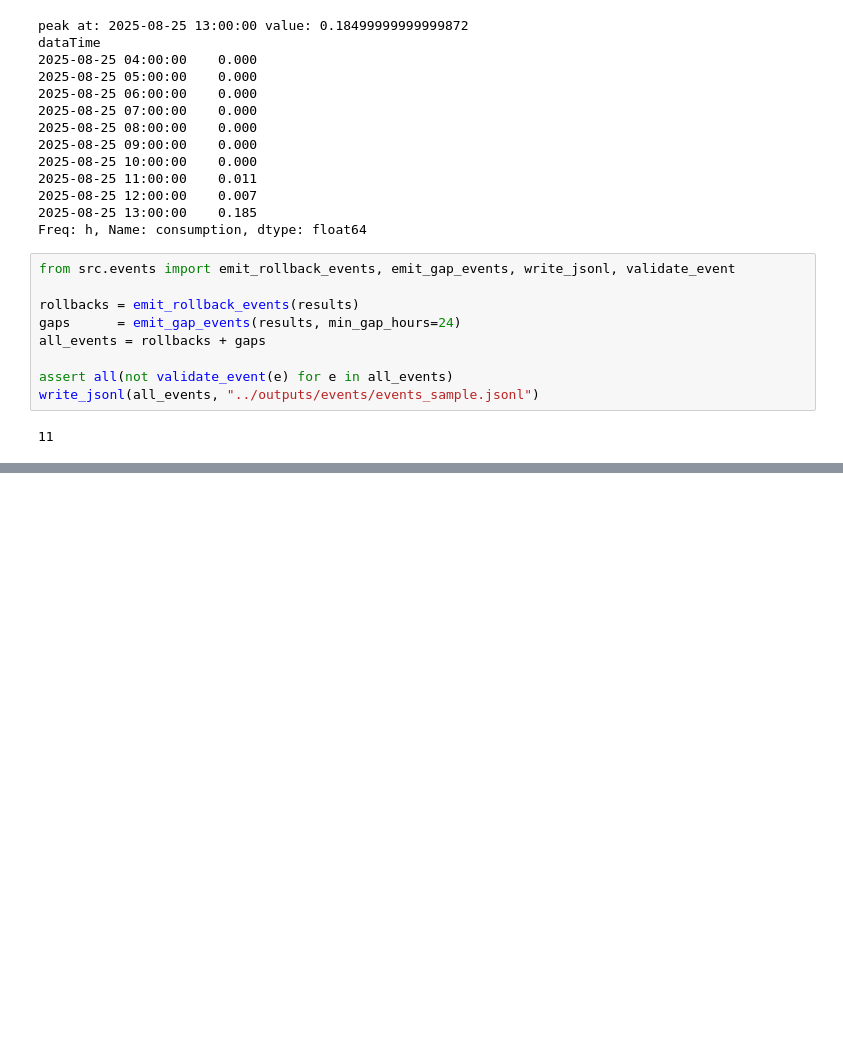
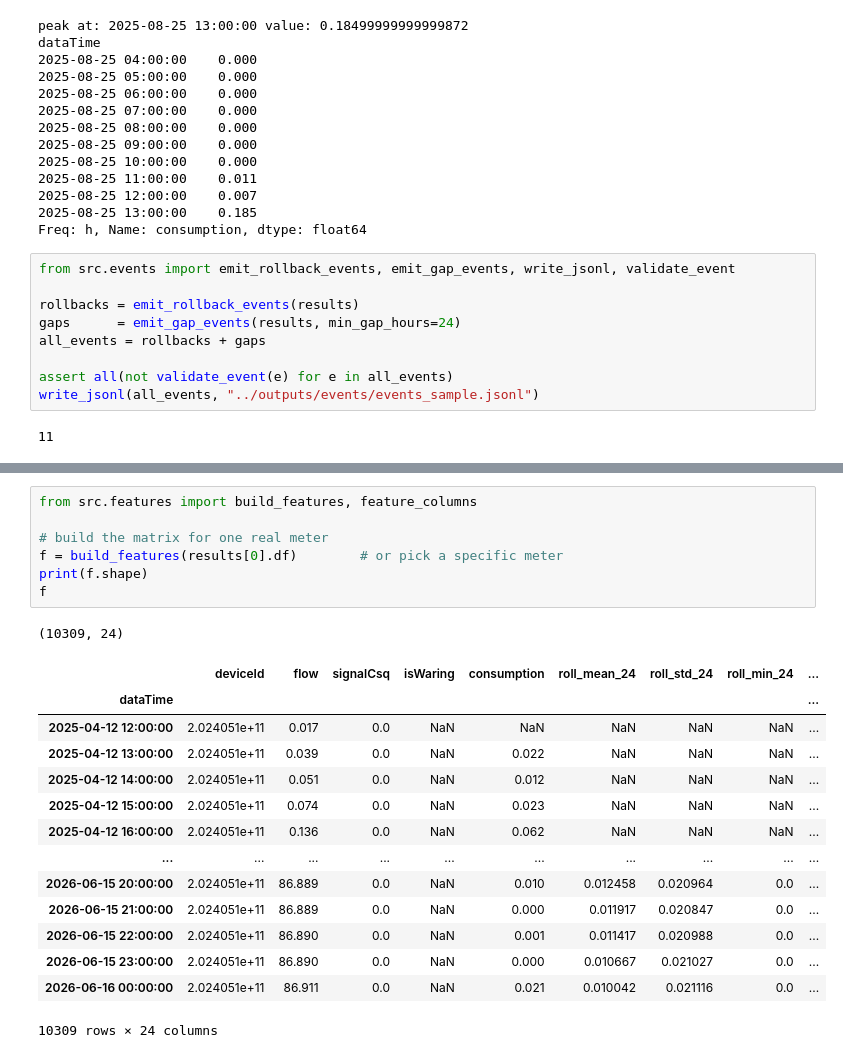
Before and after one commit to Panayiotiscyprus1/ML-Based-Anomaly-and-Attack-Detection-for-Smart-Meter-Telemetry, a Jupyter notebook: notebooks/01_explore_snapshot.ipynb, the cells around one changed output, grey strips where cells are left out. Saved outputs shown, nothing was run; the diff lists cells and outputs as text; blank space fills up the shorter version.

```diff
--- a/notebooks/01_explore_snapshot.ipynb
+++ b/notebooks/01_explore_snapshot.ipynb
@@ -290,0 +317,23 @@ write_jsonl(all_events, "../outputs/events/events_sample.jsonl")
+# %%
+from src.features import build_features, feature_columns
+
+# build the matrix for one real meter
+f = build_features(results[0].df)        # or pick a specific meter
+print(f.shape)
+f
+# %% [output]
+(10309, 24)
+|  | deviceId | flow | signalCsq | isWaring | consumption | roll_mean_24 | roll_std_24 | roll_min_24 | ... |
+| dataTime |  |  |  |  |  |  |  |  | ... |
+| 2025-04-12 12:00:00 | 2.024051e+11 | 0.017 | 0.0 | NaN | NaN | NaN | NaN | NaN | ... |
+| 2025-04-12 13:00:00 | 2.024051e+11 | 0.039 | 0.0 | NaN | 0.022 | NaN | NaN | NaN | ... |
+| 2025-04-12 14:00:00 | 2.024051e+11 | 0.051 | 0.0 | NaN | 0.012 | NaN | NaN | NaN | ... |
+| 2025-04-12 15:00:00 | 2.024051e+11 | 0.074 | 0.0 | NaN | 0.023 | NaN | NaN | NaN | ... |
+| 2025-04-12 16:00:00 | 2.024051e+11 | 0.136 | 0.0 | NaN | 0.062 | NaN | NaN | NaN | ... |
+| ... | ... | ... | ... | ... | ... | ... | ... | ... | ... |
+| 2026-06-15 20:00:00 | 2.024051e+11 | 86.889 | 0.0 | NaN | 0.010 | 0.012458 | 0.020964 | 0.0 | ... |
+| 2026-06-15 21:00:00 | 2.024051e+11 | 86.889 | 0.0 | NaN | 0.000 | 0.011917 | 0.020847 | 0.0 | ... |
+| 2026-06-15 22:00:00 | 2.024051e+11 | 86.890 | 0.0 | NaN | 0.001 | 0.011417 | 0.020988 | 0.0 | ... |
+| 2026-06-15 23:00:00 | 2.024051e+11 | 86.890 | 0.0 | NaN | 0.000 | 0.010667 | 0.021027 | 0.0 | ... |
+| 2026-06-16 00:00:00 | 2.024051e+11 | 86.911 | 0.0 | NaN | 0.021 | 0.010042 | 0.021116 | 0.0 | ... |
+10309 rows × 24 columns
```
Also changed, not shown: parts of 1 cell of this notebook, 1 other file.
